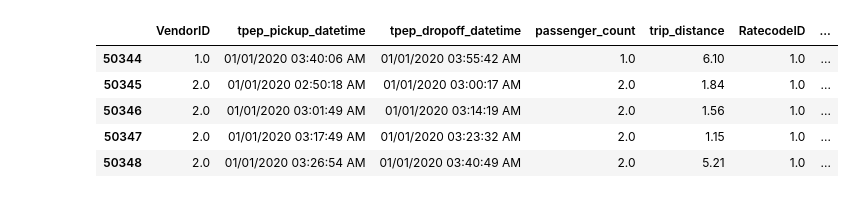
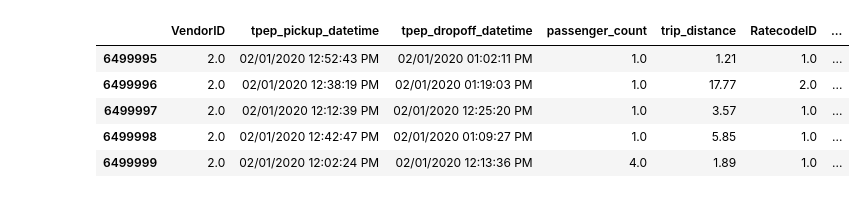
Before and after one commit to MaelGalliou/Project-Data-Integration, a Jupyter notebook: viz2.ipynb, the cells around one changed output. Cells and saved outputs as stored; diff of their text form; code cells hidden in the pictures.

```diff
--- a/viz2.ipynb
+++ b/viz2.ipynb
@@ -11,16 +11,16 @@ df = pd.read_csv("Taxi_Trip_Data.csv", sep=",")
 # %%
 df_cleaned = df.dropna()
 df_cleaned = df_cleaned[df_cleaned["total_amount"] > 0]
 df_cleaned['store_and_fwd_flag'] = df_cleaned['store_and_fwd_flag'].map({'N': 0, 'Y': 1})
-dfTest = df_cleaned[:50000]
+dfTest = df_cleaned
 dfTest.tail()
 # %% [output]
 |  | VendorID | tpep_pickup_datetime | tpep_dropoff_datetime | passenger_count | trip_distance | RatecodeID | ... |
-| 50344 | 1.0 | 01/01/2020 03:40:06 AM | 01/01/2020 03:55:42 AM | 1.0 | 6.10 | 1.0 | ... |
-| 50345 | 2.0 | 01/01/2020 02:50:18 AM | 01/01/2020 03:00:17 AM | 2.0 | 1.84 | 1.0 | ... |
-| 50346 | 2.0 | 01/01/2020 03:01:49 AM | 01/01/2020 03:14:19 AM | 2.0 | 1.56 | 1.0 | ... |
-| 50347 | 2.0 | 01/01/2020 03:17:49 AM | 01/01/2020 03:23:32 AM | 2.0 | 1.15 | 1.0 | ... |
-| 50348 | 2.0 | 01/01/2020 03:26:54 AM | 01/01/2020 03:40:49 AM | 2.0 | 5.21 | 1.0 | ... |
+| 6499995 | 2.0 | 02/01/2020 12:52:43 PM | 02/01/2020 01:02:11 PM | 1.0 | 1.21 | 1.0 | ... |
+| 6499996 | 2.0 | 02/01/2020 12:38:19 PM | 02/01/2020 01:19:03 PM | 1.0 | 17.77 | 2.0 | ... |
+| 6499997 | 2.0 | 02/01/2020 12:12:39 PM | 02/01/2020 12:25:20 PM | 1.0 | 3.57 | 1.0 | ... |
+| 6499998 | 2.0 | 02/01/2020 12:42:47 PM | 02/01/2020 01:09:27 PM | 1.0 | 5.85 | 1.0 | ... |
+| 6499999 | 2.0 | 02/01/2020 12:02:24 PM | 02/01/2020 12:13:36 PM | 4.0 | 1.89 | 1.0 | ... |
 # %%
 dfTest['tpep_pickup_datetime'] = pd.to_datetime(dfTest['tpep_pickup_datetime'])
 dfTest['tpep_dropoff_datetime'] = pd.to_datetime(dfTest['tpep_dropoff_datetime'])
```
Also changed, not shown: parts of 6 cells of this notebook, 2 other files.
